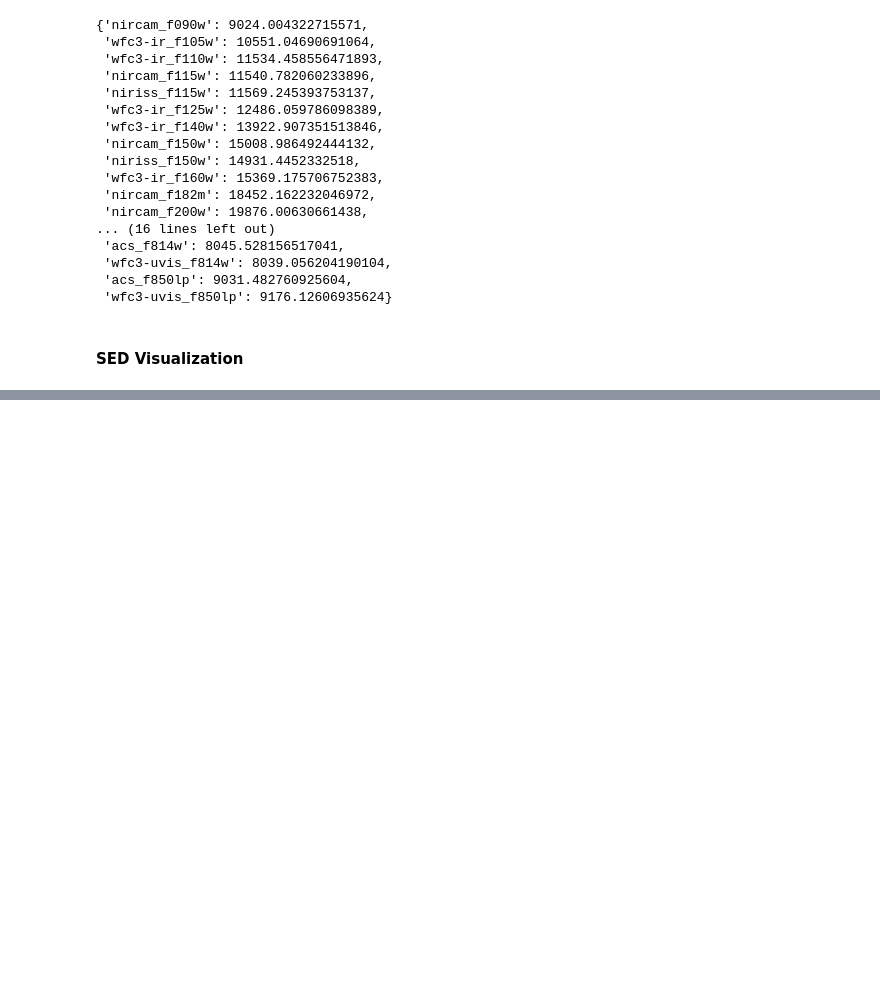
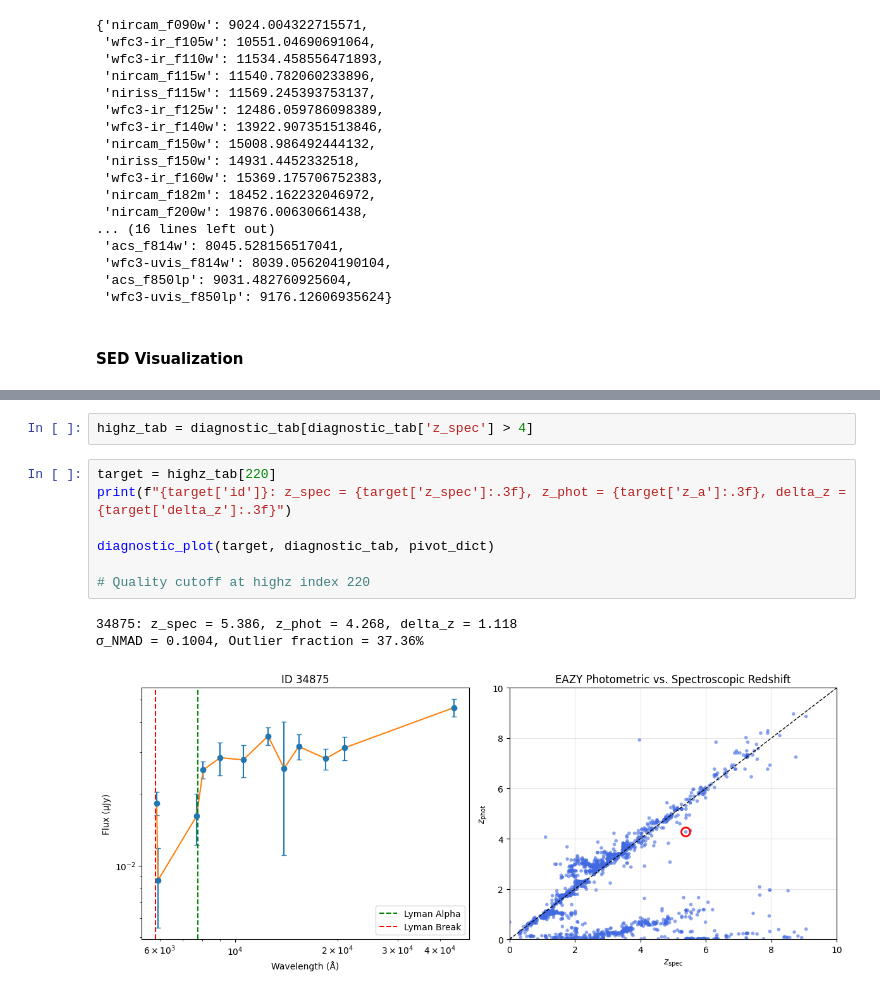
Before and after one commit to sfremy/my-eazy-jwst, a Jupyter notebook: scripts/eazy_imaging.ipynb, the cells around one changed output, grey strips where cells are left out. Cells and saved outputs as stored; diff of their text form; blank space fills up the shorter version.

```diff
--- a/scripts/eazy_imaging.ipynb
+++ b/scripts/eazy_imaging.ipynb
@@ -315,0 +316,13 @@ plot_sed(target, pivot_dict)
+# %%
+highz_tab = diagnostic_tab[diagnostic_tab['z_spec'] > 4]
+# %%
+target = highz_tab[220]
+print(f"{target['id']}: z_spec = {target['z_spec']:.3f}, z_phot = {target['z_a']:.3f}, delta_z = {target['delta_z']:.3f}")
+
+diagnostic_plot(target, diagnostic_tab, pivot_dict)
+
+# Quality cutoff at highz index 220
+# %% [output]
+34875: z_spec = 5.386, z_phot = 4.268, delta_z = 1.118
+σ_NMAD = 0.1004, Outlier fraction = 37.36%
+[figure, added]
```
Also changed, not shown: parts of 4 cells of this notebook.
